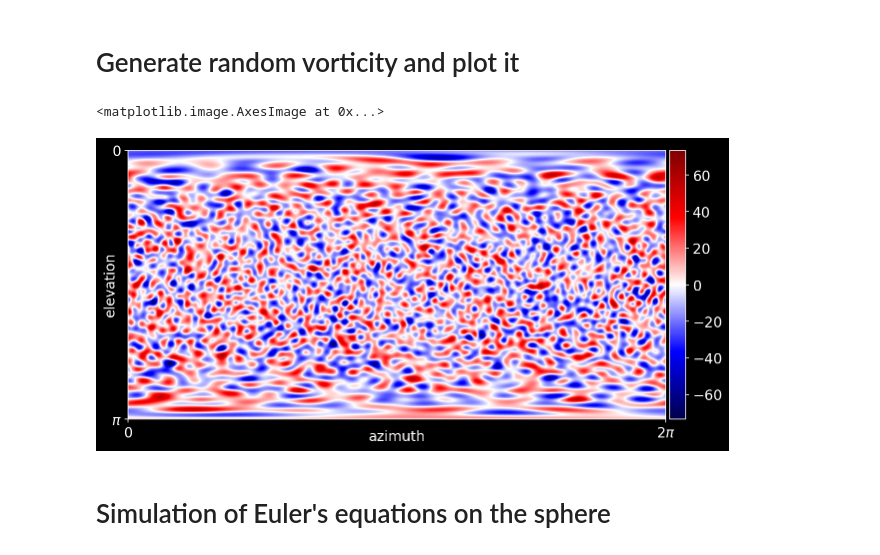
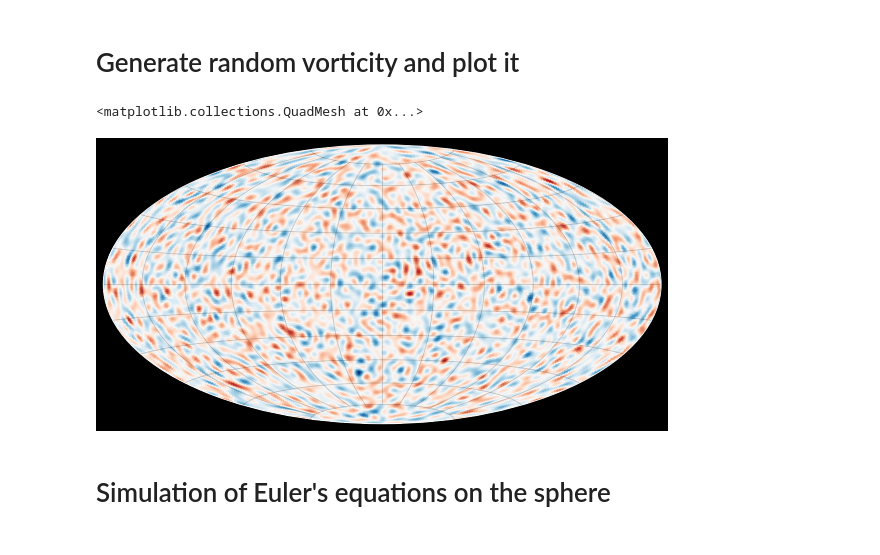
Before and after one commit to klasmodin/quflow, a Jupyter notebook: notebooks/basic-example.ipynb, the cells around one changed output. Cells and saved outputs as stored; diff of their text form; code cells hidden in the pictures.

```diff
--- a/notebooks/basic-example.ipynb
+++ b/notebooks/basic-example.ipynb
@@ -10,10 +12,10 @@ plt.style.use('dark_background')
 # Generate random vorticity and plot it
 # %%
 W = qf.shr2mat(np.random.randn(64**2), N=512)
-qf.plot(W)
+qf.plot(W,projection='hammer', cmap='RdBu')
 # %% [output]
-<matplotlib.image.AxesImage at 0x...>
+<matplotlib.collections.QuadMesh at 0x...>
-[figure, old version]
+[figure, new version]
 # %% [markdown]
 # Simulation of Euler's equations on the sphere
 # %% [markdown]
```
Also changed, not shown: parts of 8 cells of this notebook.
